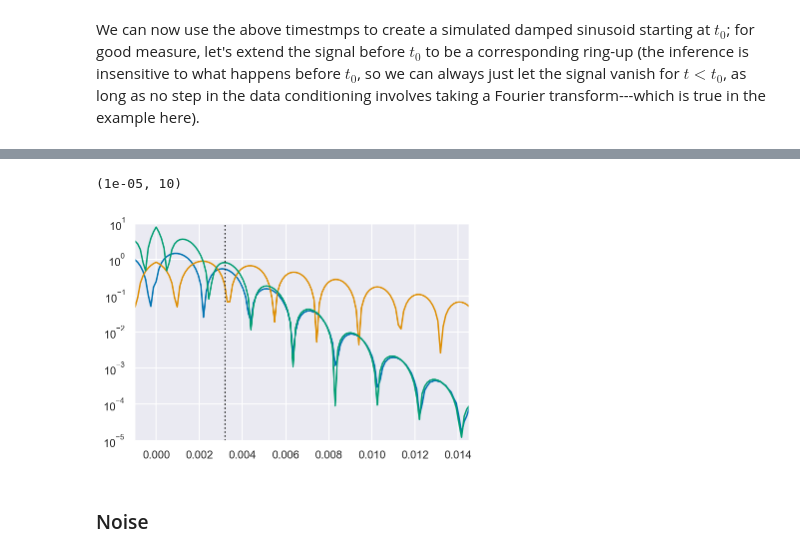
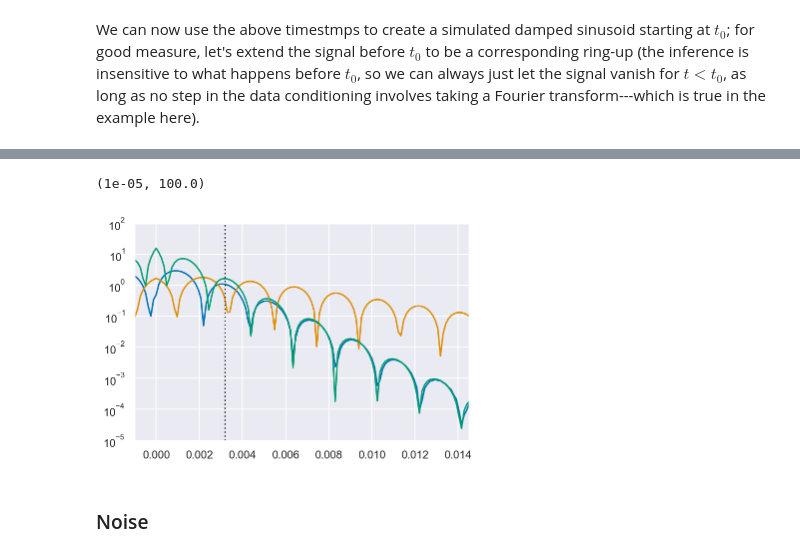
Before and after one commit to Sizheng-Ma/ringdown, a Jupyter notebook: docs/examples/from_nr_sinusoid_mchi.ipynb, the cells around one changed output, grey strips where cells are left out. Drawn from its saved outputs; the diff is of its cells as text; code cells hidden in the pictures.

```diff
--- a/docs/examples/from_nr_sinusoid_mchi.ipynb
+++ b/docs/examples/from_nr_sinusoid_mchi.ipynb
@@ -78,7 +78,7 @@ chi=0.692085186818
 M_est=65
 t_unit=M_est*2950./2/299792458
 # %%
-mag_from_nr=5*np.array([  0.13657646 +0.95055905j,   3.14657959 -2.71266413j,
+mag_from_nr=10*np.array([  0.13657646 +0.95055905j,   3.14657959 -2.71266413j,
        -10.84170677 +3.607406j  ,  22.67958241 -8.01885436j,
        -30.44795174+19.91714543j,  22.09429848-26.19835642j,
         -7.43071591+15.89029183j,   1.0005728  -3.63046079j])
@@ -136,13 +134,13 @@ savefig('toy_model_waveform_filter.pdf',bbox_inches='tight')
 # %%
 semilogy(time,abs((cond_data)))
 semilogy(time,abs((0.5*(np.fft.irfft(fpsi422,norm='ortho')))))
 semilogy(time,abs(0.5*first_overtone))
 axvline(t0+10*t_unit, ls=':', c='k', label='start time')
 xlim(-0.001, 0.0145)
-ylim(1e-5,10)
+ylim(1e-5,1e2)
 # %% [output]
-(1e-05, 10)
+(1e-05, 100.0)
-[figure, old version]
+[figure, new version]
 # %% [markdown]
 ### Noise
 # %% [markdown]
```
Also changed, not shown: parts of 15 cells of this notebook.
